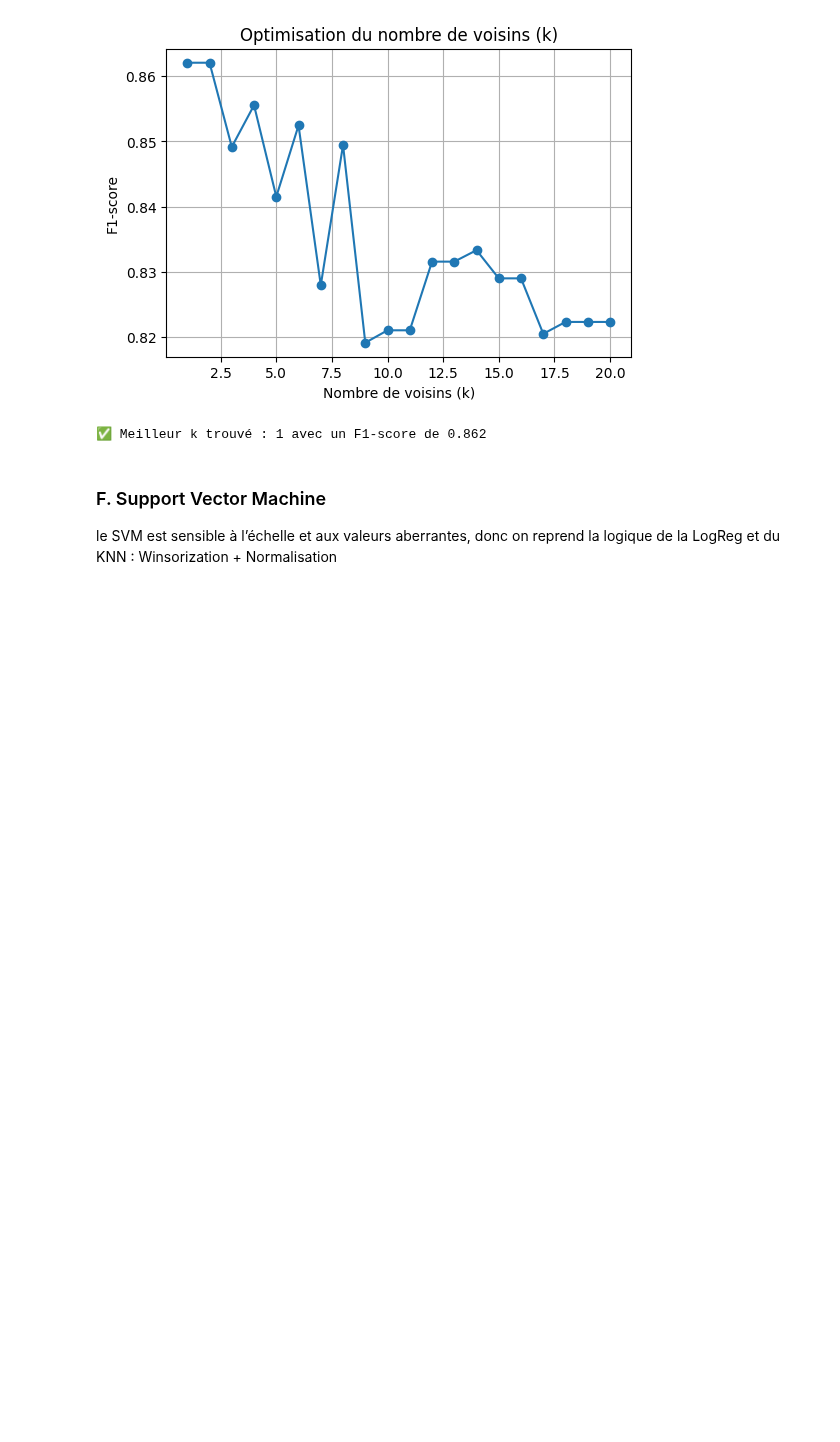
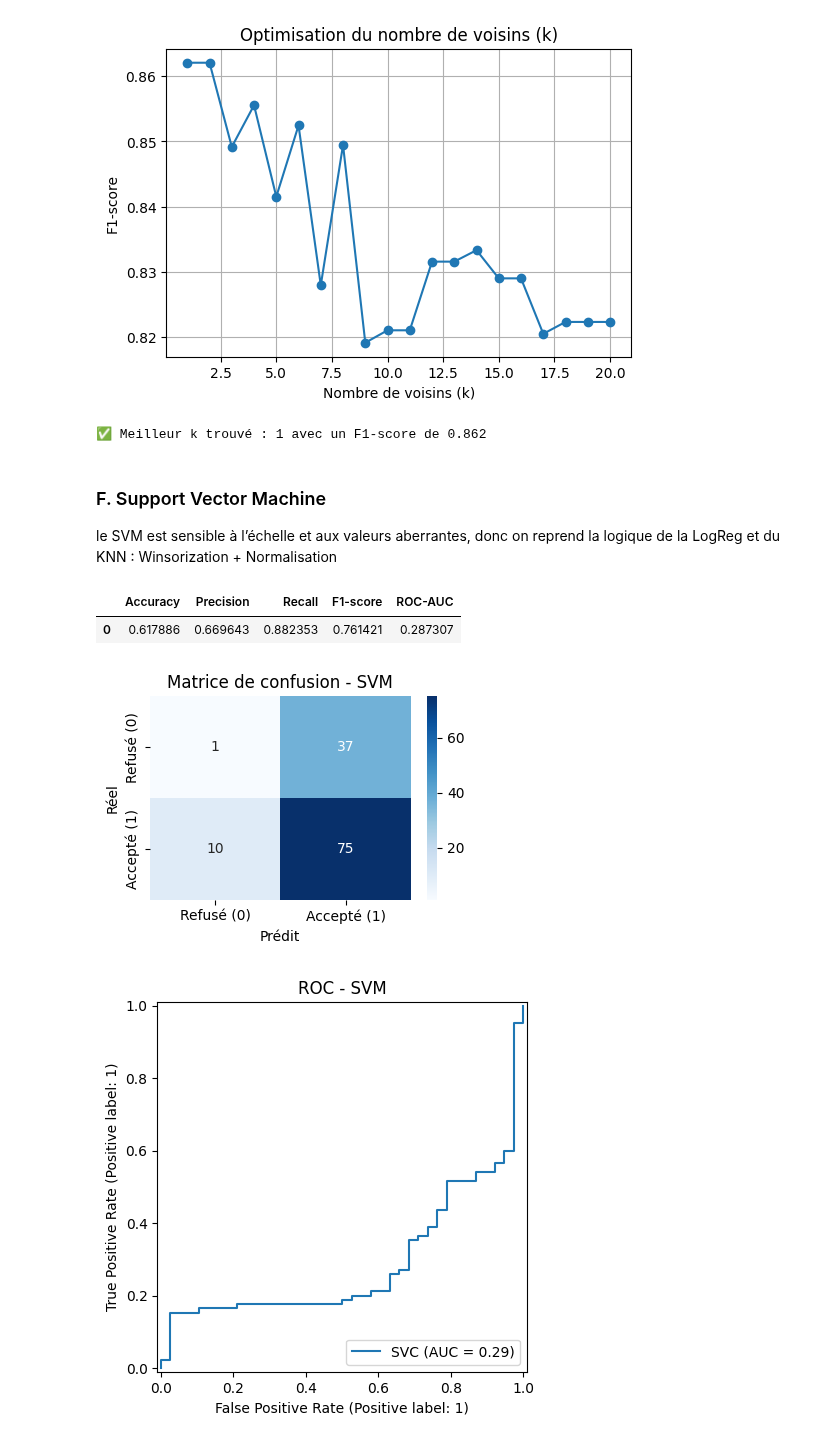
Before and after one commit to ach224/Prediction_eligibilite_pret_bancaire, a Jupyter notebook: Modelisation_Aicha.ipynb, the cells around one changed output. Cells and saved outputs as stored; diff of their text form; code cells hidden in the pictures; blank space fills up the shorter version.

Commit message:
Modèle F : SVM

```diff
--- a/Modelisation_Aicha.ipynb
+++ b/Modelisation_Aicha.ipynb
@@ -681,3 +681,82 @@ print(f"✅ Meilleur k trouvé : {best_k} avec un F1-score de {max(scores):.3f}"
 ### F. Support Vector Machine
 
 le SVM est sensible à l’échelle et aux valeurs aberrantes, donc on reprend la logique de la LogReg et du KNN : Winsorization + Normalisation
+# %%
+from sklearn.preprocessing import StandardScaler
+import numpy as np
+
+# Copie du jeu de données
+X_train_svm = X_train.copy()
+X_test_svm = X_test.copy()
+
+# Colonnes numériques à traiter
+num_cols = ['ApplicantIncome', 'CoapplicantIncome', 'LoanAmount']
+
+# Winsorization (écrasement des 1% extrêmes)
+for col in num_cols:
+    upper = X_train_svm[col].quantile(0.99)
+    lower = X_train_svm[col].quantile(0.01)
+    X_train_svm[col] = np.clip(X_train_svm[col], lower, upper)
+    X_test_svm[col] = np.clip(X_test_svm[col], lower, upper)
+
+# Normalisation (StandardScaler)
+scaler = StandardScaler()
+X_train_svm[num_cols] = scaler.fit_transform(X_train_svm[num_cols])
+X_test_svm[num_cols] = scaler.transform(X_test_svm[num_cols])
+# %%
+from sklearn.svm import SVC
+from sklearn.metrics import (
+    accuracy_score, precision_score, recall_score, f1_score, roc_auc_score,
+    confusion_matrix, RocCurveDisplay
+)
+
+# ====== 1) Création du modèle ======
+svm = SVC(
+    kernel='rbf',           # kernel gaussien
+    probability=True,       # nécessaire pour ROC-AUC
+    C=1.0,                  # régularisation (baisser = plus de régularisation)
+    gamma='scale',          # automatique selon les données
+    class_weight='balanced',# gère le déséquilibre des classes
+    random_state=42
+)
+
+# ====== 2) Entraînement ======
+svm.fit(X_train_svm, y_train)
+
+# ====== 3) Prédictions ======
+y_pred = svm.predict(X_test_svm)
+y_proba = svm.predict_proba(X_test_svm)[:, 1]
+
+# ====== 4) Évaluation ======
+metrics = {
+    "Accuracy":  accuracy_score(y_test, y_pred),
+    "Precision": precision_score(y_test, y_pred),
+    "Recall":    recall_score(y_test, y_pred),
+    "F1-score":  f1_score(y_test, y_pred),
+    "ROC-AUC":   roc_auc_score(y_test, y_proba)
+}
+pd.DataFrame([metrics])
+# %% [output]
+|  | Accuracy | Precision | Recall | F1-score | ROC-AUC |
+| 0 | 0.617886 | 0.669643 | 0.882353 | 0.761421 | 0.287307 |
+# %%
+import matplotlib.pyplot as plt
+import seaborn as sns
+
+# Matrice de confusion
+cm = confusion_matrix(y_test, y_pred)
+plt.figure(figsize=(4,3))
+sns.heatmap(cm, annot=True, fmt="d", cmap="Blues",
+            xticklabels=["Refusé (0)", "Accepté (1)"],
+            yticklabels=["Refusé (0)", "Accepté (1)"])
+plt.title("Matrice de confusion - SVM")
+plt.xlabel("Prédit"); plt.ylabel("Réel")
+plt.tight_layout(); plt.show()
+
+# Courbe ROC
+RocCurveDisplay.from_estimator(svm, X_test_svm, y_test)
+plt.title("ROC - SVM")
+plt.show()
+# %% [output]
+[figure, added]
+[figure, added]
```
Also changed, not shown: parts of 1 cell of this notebook.
